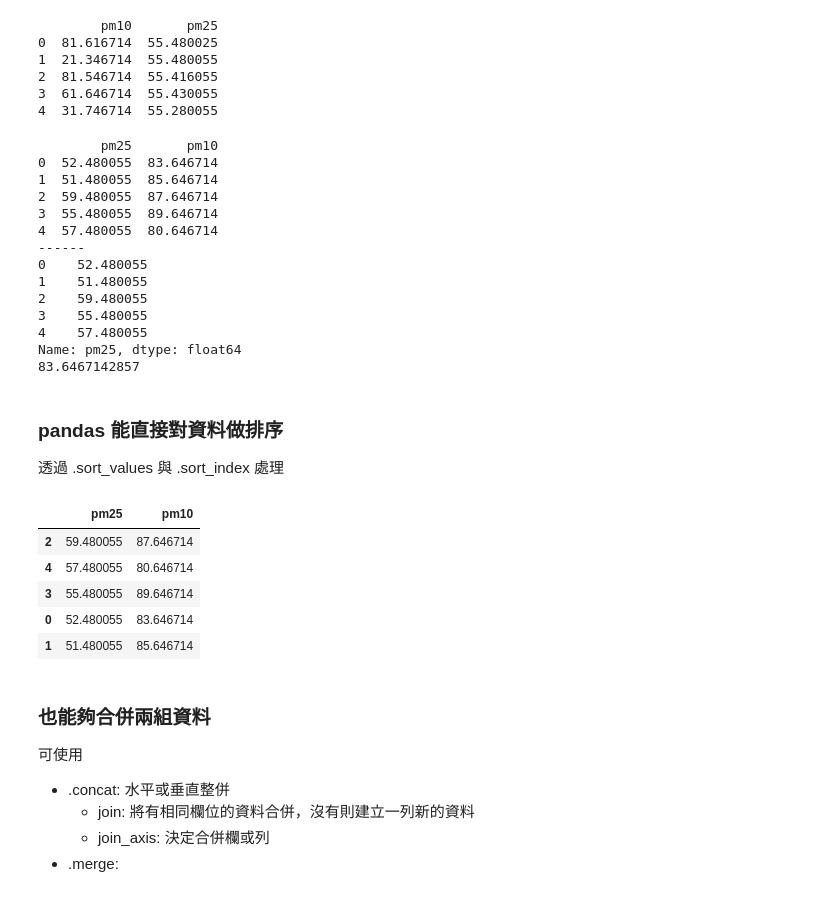
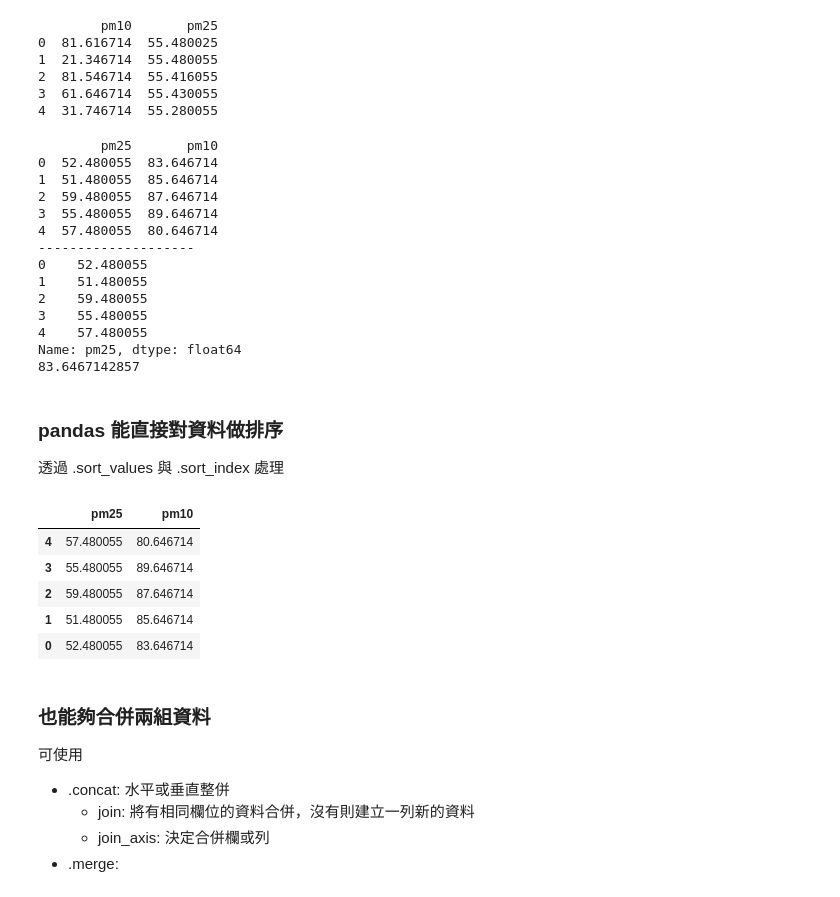
Before and after one commit to x-village/python-course, a Jupyter notebook: Lesson08-Web Crawler/Lesson09-Data Visualisation.ipynb, the cells around one changed output. Cells and saved outputs as stored; diff of their text form; code cells hidden in the pictures.

```diff
--- a/Lesson08-Web Crawler/Lesson09-Data Visualisation.ipynb
+++ b/Lesson08-Web Crawler/Lesson09-Data Visualisation.ipynb
@@ -168,9 +169,9 @@ table = [
 ]
 df = pd.DataFrame(table,columns = ['pm25','pm10'])
 print(df)
-print('------')
+print('-'*20)
 print(df['pm25'])
-print(df.iloc[0,1]) # 選取第一列，第二欄的數值
+print(df.iloc[0,1]) # 選取第一列 (0)，第二欄(1)的數值
 # %% [output]
         pm25       pm10
 0  52.480055  83.646714
@@ -178,7 +179,7 @@ print(df.iloc[0,1]) # 選取第一列，第二欄的數值
 2  59.480055  87.646714
 3  55.480055  89.646714
 4  57.480055  80.646714
-------
+--------------------
 0    52.480055
 1    51.480055
 2    59.480055
@@ -192,22 +193,23 @@ Name: pm25, dtype: float64
 # %%
 import pandas as pd
 
 table = [
     [52.4800551788,83.6467142857],
     [51.4800551788,85.6467142857],
     [59.4800551788,87.6467142857],
     [55.4800551788,89.6467142857],
     [57.4800551788,80.6467142857]
 ]
 df = pd.DataFrame(table,columns = ['pm25','pm10'])
 df.sort_values(by = 'pm25',ascending=False) # ascending 可調整升降冪
+df.sort_index(axis=0, ascending=False) # ascending 可調整升降冪
 # %% [output]
 |  | pm25 | pm10 |
-| 2 | 59.480055 | 87.646714 |
 | 4 | 57.480055 | 80.646714 |
 | 3 | 55.480055 | 89.646714 |
+| 2 | 59.480055 | 87.646714 |
+| 1 | 51.480055 | 85.646714 |
 | 0 | 52.480055 | 83.646714 |
-| 1 | 51.480055 | 85.646714 |
 # %% [markdown]
 ### 也能夠合併兩組資料
 可使用
```
Also changed, not shown: parts of 26 cells of this notebook, 1 other file.
